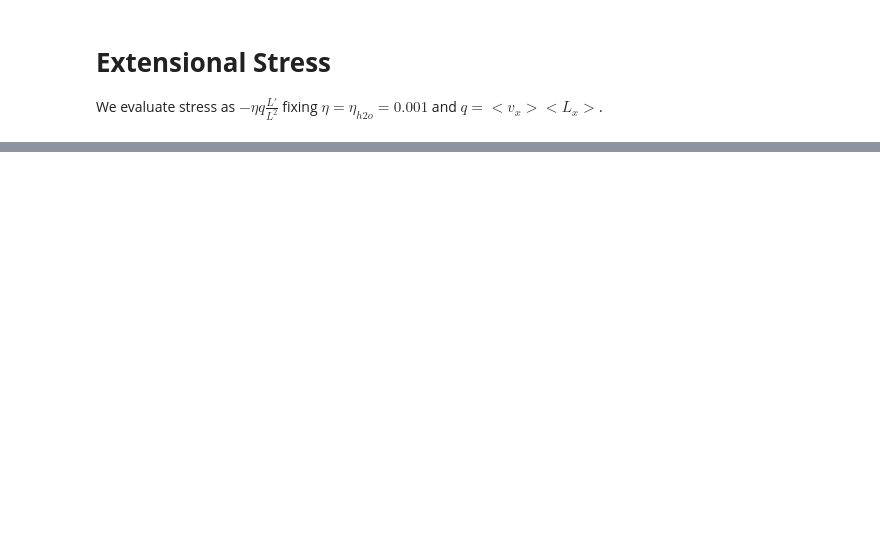
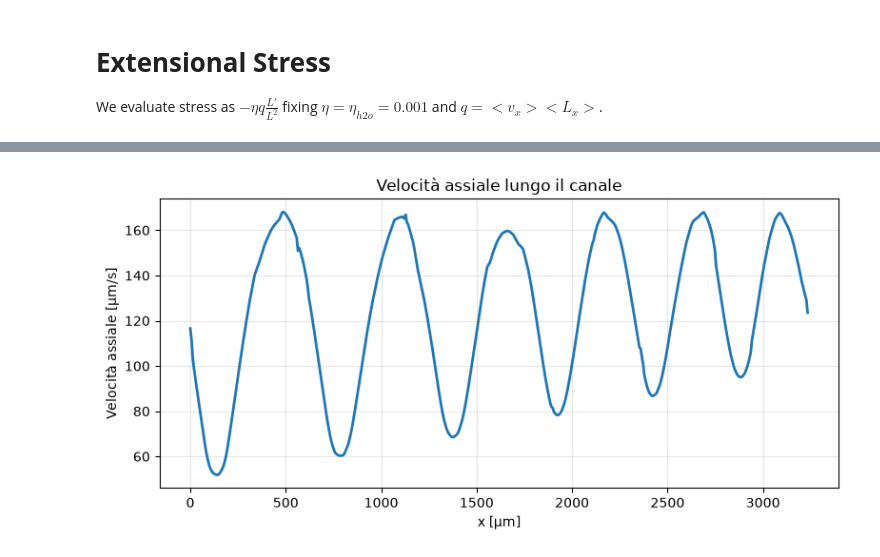
Before and after one commit to AsiLuca/Rheoflu_scripts, a Jupyter notebook: Stress_from_channel.ipynb, the cells around one changed output, grey strips where cells are left out. Drawn from its saved outputs; the diff is of its cells as text; code cells hidden in the pictures; blank space fills up the shorter version.

```diff
--- a/Stress_from_channel.ipynb
+++ b/Stress_from_channel.ipynb
@@ -345,3 +343,13 @@ Grafico stress-tempo salvato in: C:\Users\RHEODLS\Documents\Luca\script_rheoflu\
+# %%
+fig, ax = plt.subplots(figsize=(8, 4))
+ax.plot(x_mm * 1e3, v_x_mm_s * 1e3, lw=2)
+ax.set(xlabel="x [µm]", ylabel="Velocità assiale [µm/s]",
+       title="Velocità assiale lungo il canale")
+ax.grid(True, alpha=0.3)
+fig.tight_layout()
+plt.show()
+# %% [output]
+[figure, added]
 # %%
 fig, ax = plt.subplots(figsize=(15, 6))
 
```
Also changed, not shown: parts of 7 cells of this notebook, 1 other file.
